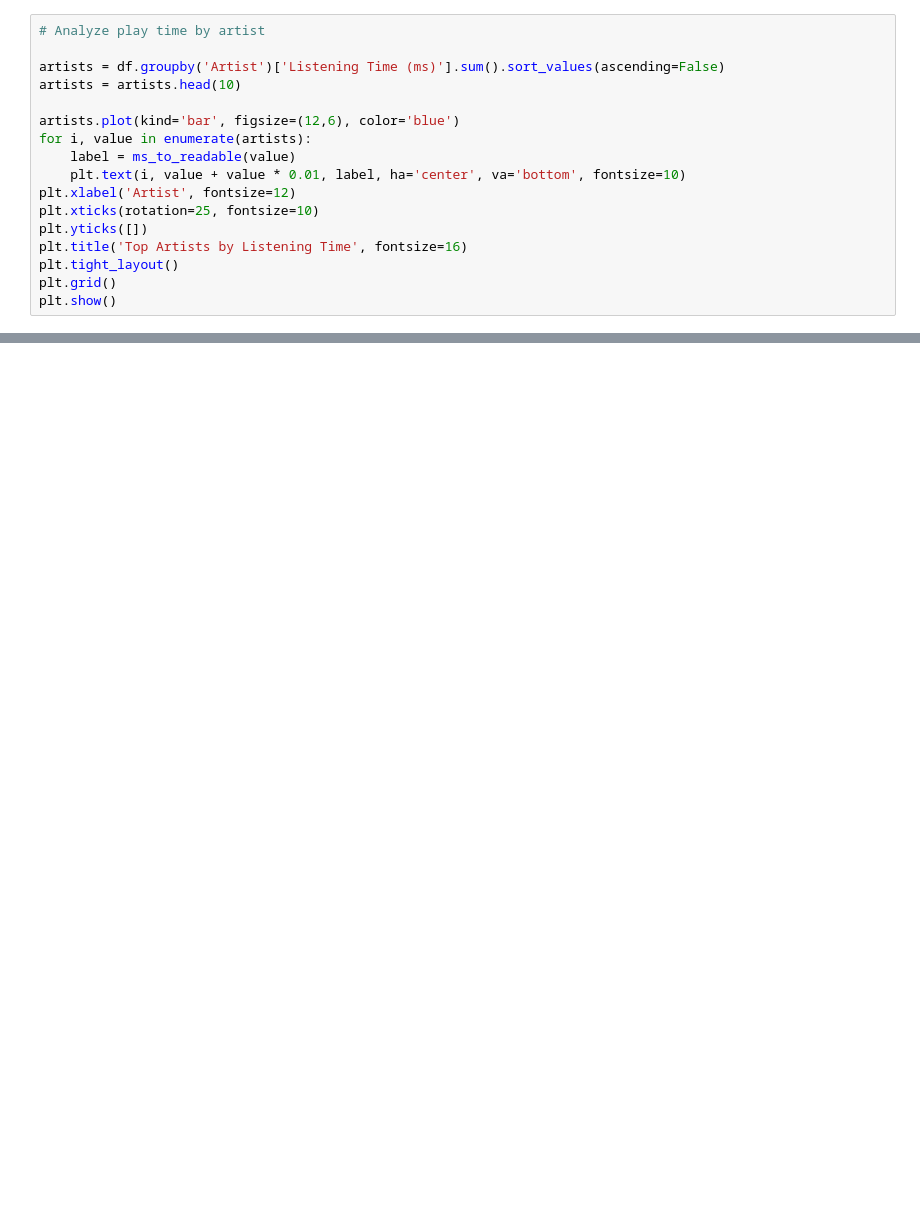
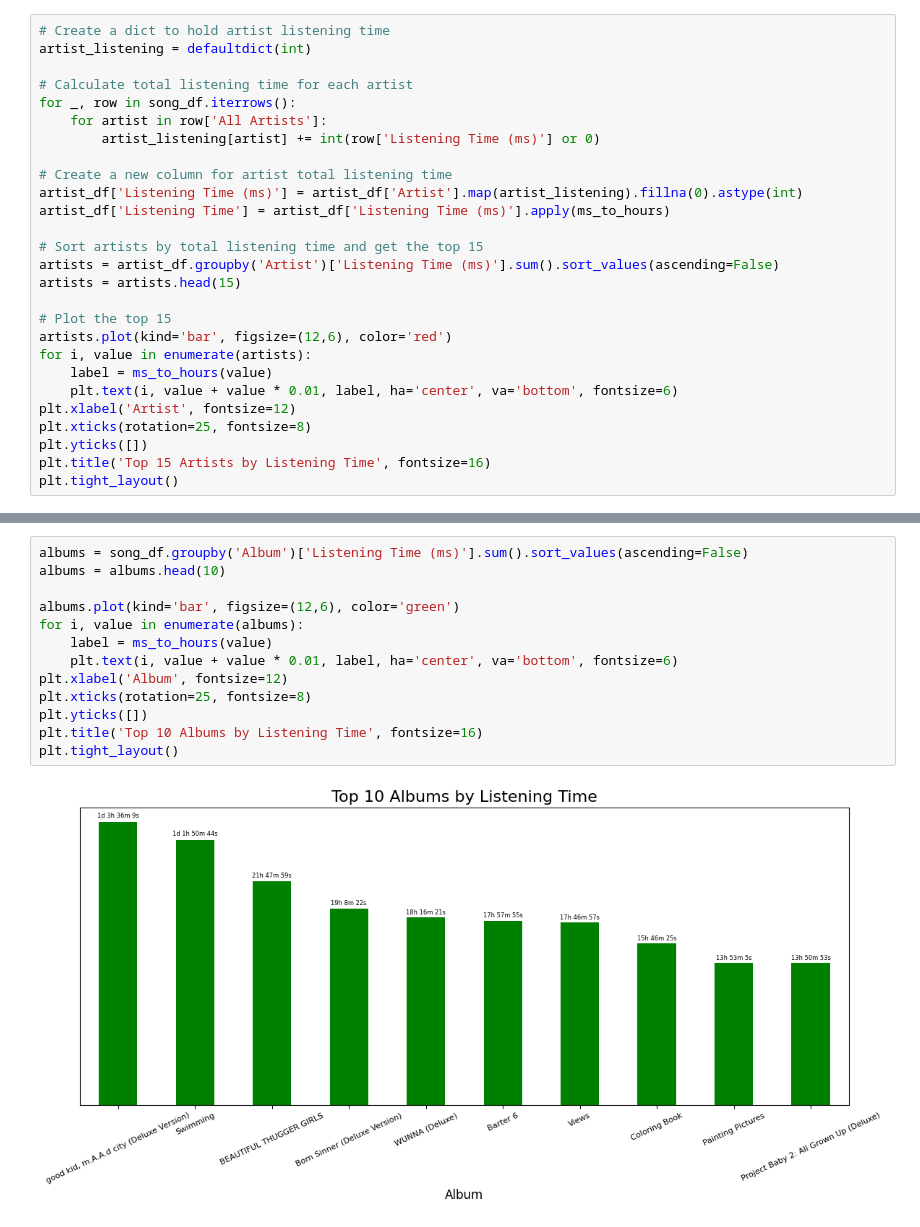
Before and after one commit to mike02ike/Music, a Jupyter notebook: library.ipynb, the cells around one changed output, grey strips where cells are left out. Cells and saved outputs as stored; diff of their text form; blank space fills up the shorter version.

```diff
--- a/library.ipynb
+++ b/library.ipynb
@@ -191,18 +290,28 @@ plt.show()
 # %%
-# Analyze play time by artist
+# Create a dict to hold artist listening time
+artist_listening = defaultdict(int)
 
-artists = df.groupby('Artist')['Listening Time (ms)'].sum().sort_values(ascending=False)
-artists = artists.head(10)
+# Calculate total listening time for each artist
+for _, row in song_df.iterrows():
+    for artist in row['All Artists']:
+        artist_listening[artist] += int(row['Listening Time (ms)'] or 0)
 
-artists.plot(kind='bar', figsize=(12,6), color='blue')
+# Create a new column for artist total listening time
+artist_df['Listening Time (ms)'] = artist_df['Artist'].map(artist_listening).fillna(0).astype(int)
+artist_df['Listening Time'] = artist_df['Listening Time (ms)'].apply(ms_to_hours)
+
+# Sort artists by total listening time and get the top 15
+artists = artist_df.groupby('Artist')['Listening Time (ms)'].sum().sort_values(ascending=False)
+artists = artists.head(15)
+
+# Plot the top 15
+artists.plot(kind='bar', figsize=(12,6), color='red')
 for i, value in enumerate(artists):
-    label = ms_to_readable(value)
-    plt.text(i, value + value * 0.01, label, ha='center', va='bottom', fontsize=10)
+    label = ms_to_hours(value)
+    plt.text(i, value + value * 0.01, label, ha='center', va='bottom', fontsize=6)
 plt.xlabel('Artist', fontsize=12)
-plt.xticks(rotation=25, fontsize=10)
+plt.xticks(rotation=25, fontsize=8)
 plt.yticks([])
-plt.title('Top Artists by Listening Time', fontsize=16)
+plt.title('Top 15 Artists by Listening Time', fontsize=16)
 plt.tight_layout()
-plt.grid()
-plt.show()
 # %% [output]
@@ -209,0 +337,15 @@ plt.show()
+# %%
+albums = song_df.groupby('Album')['Listening Time (ms)'].sum().sort_values(ascending=False)
+albums = albums.head(10)
+
+albums.plot(kind='bar', figsize=(12,6), color='green')
+for i, value in enumerate(albums):
+    label = ms_to_hours(value)
+    plt.text(i, value + value * 0.01, label, ha='center', va='bottom', fontsize=6)
+plt.xlabel('Album', fontsize=12)
+plt.xticks(rotation=25, fontsize=8)
+plt.yticks([])
+plt.title('Top 10 Albums by Listening Time', fontsize=16)
+plt.tight_layout()
+# %% [output]
+[figure, added]
```
Also changed, not shown: parts of 32 cells of this notebook, 4 other files.
